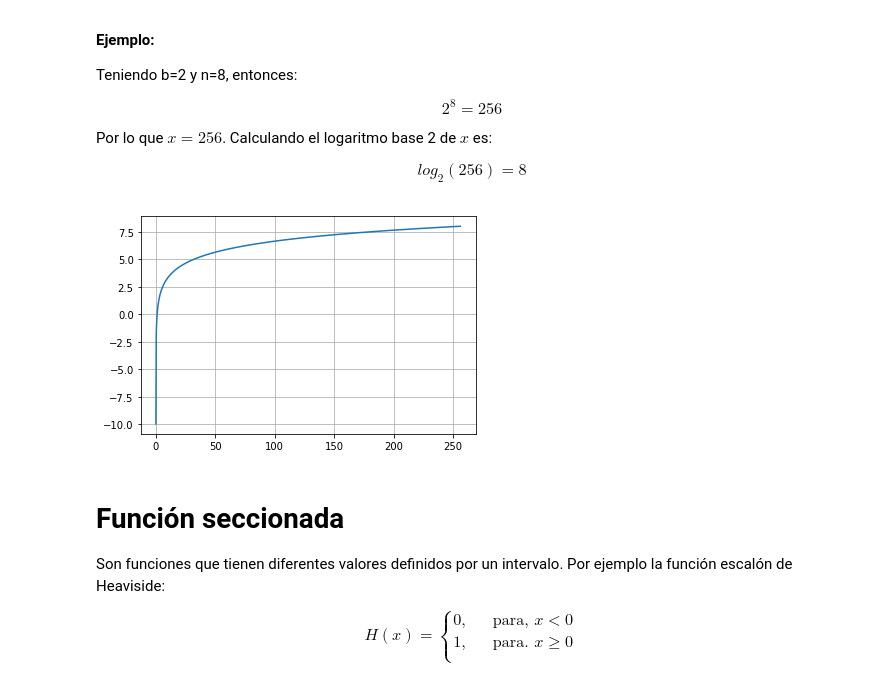
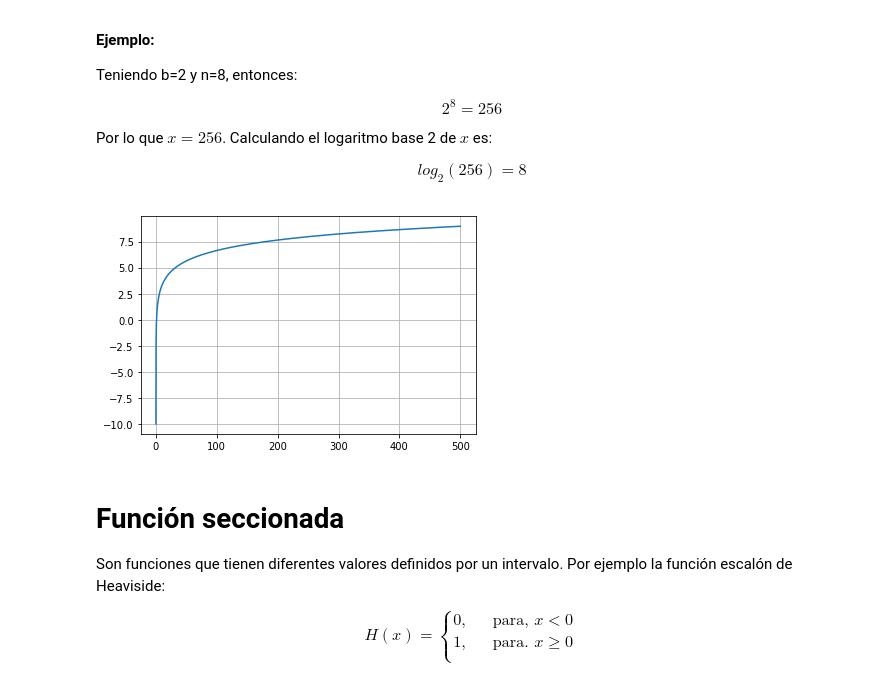
Before and after one commit to OmarPhysics/Courses_of_Platzi, a Jupyter notebook: Notebooks/01_Functions.ipynb, the cells around one changed output. Cells and saved outputs as stored; diff of their text form; code cells hidden in the pictures.

```diff
--- a/Notebooks/01_Functions.ipynb
+++ b/Notebooks/01_Functions.ipynb
@@ -166,15 +166,15 @@ $$log_{2}(256) = 8$$
 # %%
 # Función logaritmo
 
 def f(x):
   return np.log2(x)
 
-x = np.linspace(0.001,256, num = 1000)
+x = np.linspace(0.001,500, num = 2000)
 
 plt.plot(x,f(x))
 plt.grid()
 # %% [output]
-[figure, old version]
+[figure, new version]
 # %% [markdown]
 # Función seccionada
 
```
Also changed, not shown: parts of 1 cell of this notebook.
